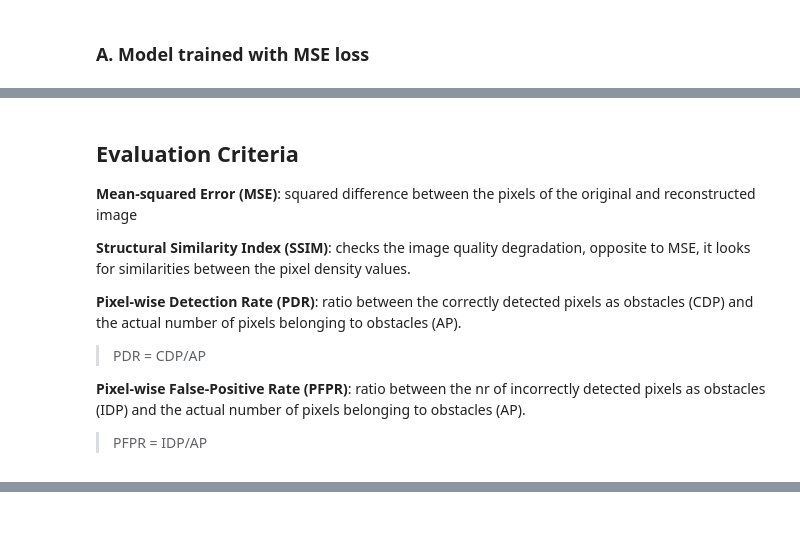
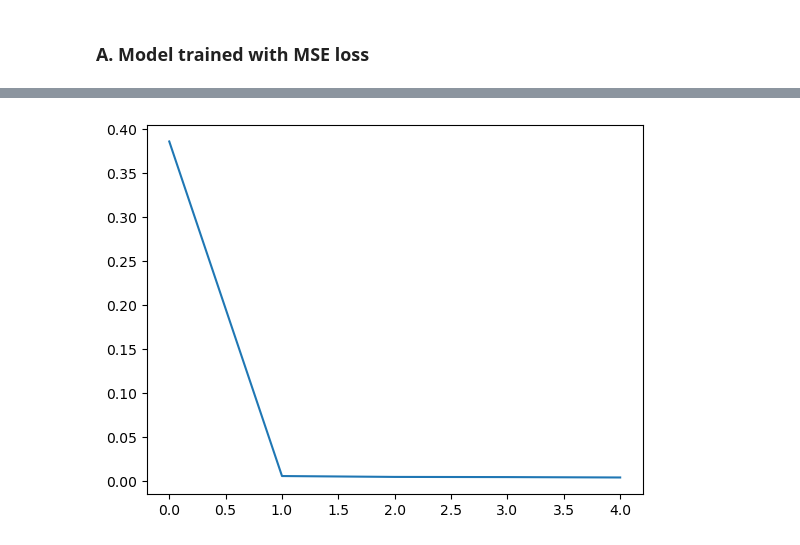
Before and after one commit to keresztesbeata/Unexpected-Obstacle-Detection, a Jupyter notebook: Simple_RBM.ipynb, the cells around one changed output, grey strips where cells are left out. Drawn from its saved outputs; the diff is of its cells as text; code cells hidden in the pictures.

Commit message:
RBM trained with MSE cost function

```diff
--- a/Simple_RBM.ipynb
+++ b/Simple_RBM.ipynb
@@ -629,9 +687,10 @@ loss_functions = {'MSE': 'mean-squared-error', 'CD': 'contrastive-divergence', '
                   'FE': 'free-energy-gap'}
 
 
-def train_model(x, p, h, k=1, loss_fn=loss_functions['MSE'], lr=0.001, max_epochs=100, patience=3, error_limit=1e-4):
+def train_model(x, p, h, k=1, loss_fn=loss_functions['MSE'], lr=0.001, max_epochs=100, patience=3, error_limit=1e-4, filename="models/rbm/model_x"):
     """
     Train the model with the given parameters.
+
     :param x: train dataset
     :param p: select a smaller patch from the training instance, of size PxP
     :param h: hidden layer size
@@ -651,19 +710,22 @@ def train_model(x, p, h, k=1, loss_fn=loss_functions['MSE'], lr=0.001, max_epoch
     # create the model
     rbm = RBM(P=p, H=h, k=k)
     # train it
-    loss = rbm.fit(x,
-                   lr=lr,
-                   loss_fn=loss_fn,
-                   epochs=max_epochs,
-                   error_limit=error_limit,
-                   patience=patience)
-    print("Average training loss: ", loss)
-    return rbm, loss
+    history, train_loss = rbm.fit(x,
+                                  lr=lr,
+                                  loss_fn=loss_fn,
+                                  epochs=max_epochs,
+                                  error_limit=error_limit,
+                                  patience=patience)
+    plot_fn(history)
+    print("Average training loss: ", train_loss)
+    save_models([rbm], filename)
+    return rbm, train_loss
 
 
 def fine_tune_model(x, ps, hs, ks, lrs, loss_fn, max_epochs, patience, error_limit, path):
     """
     Train the model on multiple sets of configurations to find the best one.
+
     :param x: train dataset
     :param ps: select a smaller patch from the training instance, of size PxP
     :param hs: hidden layer sizes
@@ -703,10 +765,3 @@ def fine_tune_model(x, ps, hs, ks, lrs, loss_fn, max_epochs, patience, error_lim
     data = np.column_stack(configs, data)
 
     return best_model, pd.DataFrame(data=data, columns=columns)
-
-
-def evaluate_model(model, x, image_ds, mask_ds, patch_size, nr_samples=NR_SAMPLES, nr_patches=NR_PATCHES):
-    # display the result on a few test samples
-    reconstruct_sample(x, patch_size, model, nr_samples, nr_patches)
-    # evaluate the model's performance on the test set and plot the metrics
-    model.evaluate(x, image_ds, mask_ds)
@@ -924,12 +848,12 @@ rbm_FE - Training loss:  1.470542424544692
-# %% [markdown]
-## Evaluation Criteria
-
-**Mean-squared Error (MSE)**: squared difference between the pixels of the original and reconstructed image
-
-**Structural Similarity Index (SSIM)**: checks the image quality degradation, opposite to MSE, it looks for similarities between the pixel density values.
-
-**Pixel-wise Detection Rate (PDR)**: ratio between the correctly detected pixels as obstacles (CDP) and the actual number of pixels belonging to obstacles (AP).
-> PDR = CDP/AP
-
-**Pixel-wise False-Positive Rate (PFPR)**: ratio between the nr of incorrectly detected pixels as obstacles (IDP) and the actual number of pixels belonging to obstacles (AP).
-> PFPR = IDP/AP
+# %%
+model_a, params_a = train_model(x=x_train,
+                                p=8,
+                                h=20,
+                                k=1,
+                                lr=0.01,
+                                loss_fn=loss_functions['MSE'],
+                                max_epochs=100,
+                                patience=3,
+                                error_limit=1e-3,
+                                filename="models/rbm/model_a")
+# %% [output]
@@ -935,0 +871 @@ rbm_FE - Training loss:  1.470542424544692
+[figure, added]
```
Also changed, not shown: parts of 53 cells of this notebook.
